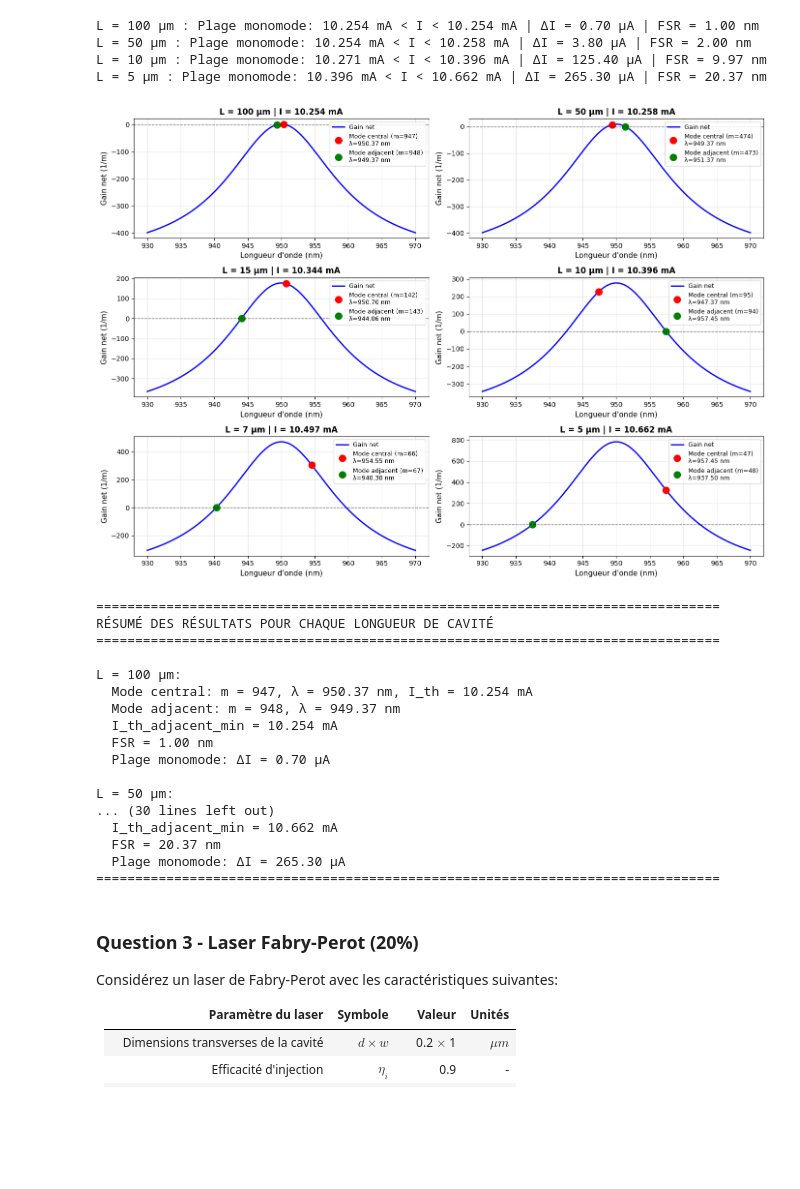
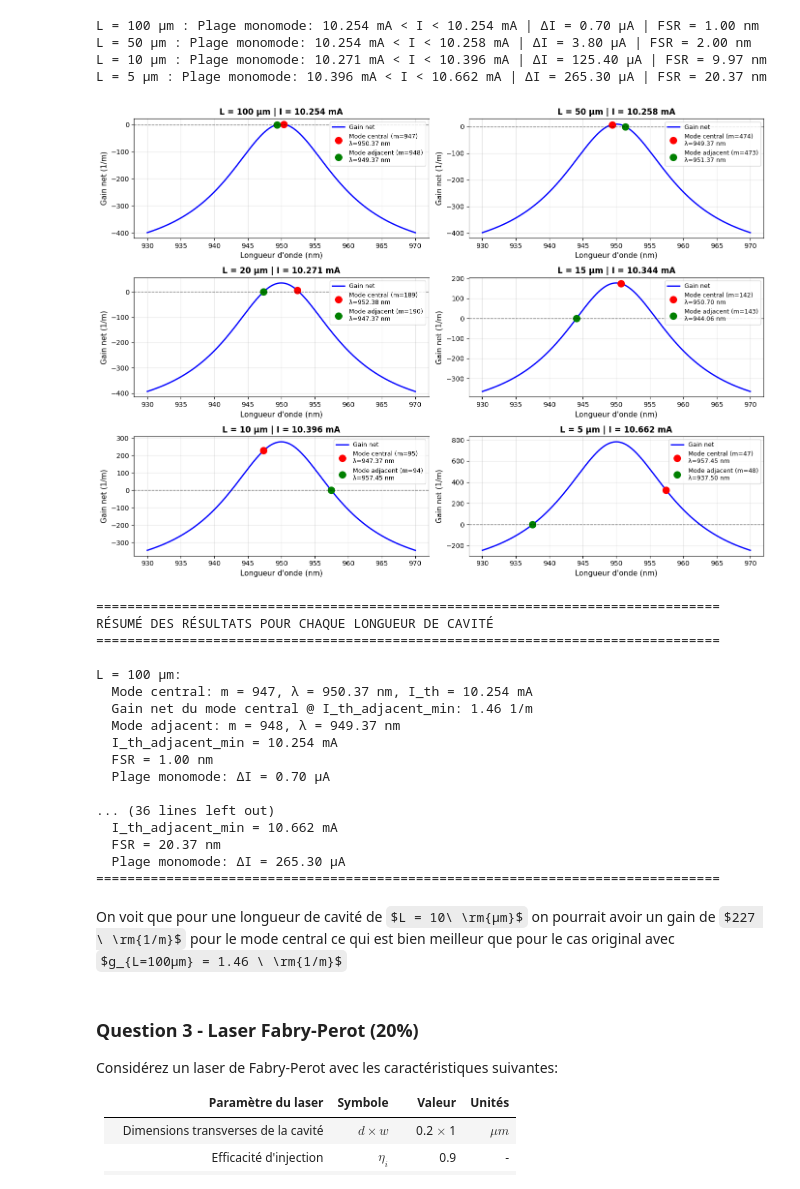
Before and after one commit to Belouse/GPH-University-Laval-Course, a Jupyter notebook: Ulaval Session 7 Automne 2025/Optoélectronique/Devoir 3/Devoir_3_opto_2025_ÉB.ipynb, the cells around one changed output. Saved outputs shown, nothing was run; the diff lists cells and outputs as text; code cells hidden in the pictures; some formulas as TeX source; blank space fills up the shorter version.

```diff
--- a/Ulaval Session 7 Automne 2025/Optoélectronique/Devoir 3/Devoir_3_opto_2025_ÉB.ipynb
+++ b/Ulaval Session 7 Automne 2025/Optoélectronique/Devoir 3/Devoir_3_opto_2025_ÉB.ipynb
@@ -432,7 +433,7 @@ def calculate_m_central(λ_0, n_g, L):
     m_c = round((2 * n_g * L) / λ_0)
     return m_c
 # %%
-m = np.linspace(0, 1000, 1000, dtype=int)
+m = np.linspace(1, 1000, 1000, dtype=int)
 λ_res = (2 * n_g * L) / m
 nombre = 10
 
@@ -624,10 +625,10 @@ I_th_centraux = []
 for i, λ in enumerate(λ_centraux):
     I_th = find_threshold_current(λ, g_0, λ_0, Δλ, I_tr, Γ, α)
     I_th_centraux.append(I_th)
-    print(f"Mode m = {m[i]}, λ = {λ*1e9:.2f} nm : I_th = {I_th*1e3:.3f} mA")
+    print(f"Mode m = {m[i]}, λ = {λ*1e9:.2f} nm : I_th = {I_th*1e3:.5f} mA")
 
 # Visualisation du gain net en fonction du courant pour les 3 modes
-current_array = np.linspace(10.25e-3, 10.26e-3, 200)
+current_array = np.linspace(10.25e-3, 10.261e-3, 200)
 
 
 plt.figure(figsize=(10, 6))
@@ -638,11 +639,11 @@ for i, λ in enumerate(λ_centraux):
         gain_net = Γ * g - α
         gain_net_array.append(gain_net)
 
-    plt.plot(current_array*1e3, gain_net_array, label=f"m = {m[i]}, λ = {λ*1e9:.2f} nm")
+    line, = plt.plot(current_array*1e3, gain_net_array, label=f"m = {m[i]}, λ = {λ*1e9:.2f} nm")
 
-    # Marquer le courant seuil
+    # Marquer le courant seuil avec la même couleur que la courbe
     if I_th_centraux[i] is not None:
-        plt.plot(I_th_centraux[i]*1e3, 0, 'o', markersize=8)
+        plt.plot(I_th_centraux[i]*1e3, 0, 'o', markersize=8, color=line.get_color())
 
 plt.axhline(0, color='black', linestyle='--', linewidth=1)
 plt.xlabel("Courant I (mA)")
@@ -708,7 +709,7 @@ L = 5 µm : Plage monomode: 10.396 mA < I < 10.662 mA | ΔI = 265.30 μA | FSR =
 # %%
 #HERe
 # %%
-L_test = [100, 50,15, 10, 7, 5]  # en µm
+L_test = [100, 50,20,15, 10, 5]  # en µm
 L_test_meters = [L_val*1e-6 for L_val in L_test]  # Convertir en m
 
 # Plage de longueurs d'onde pour tracer le gain
@@ -795,51 +796,59 @@ for idx, L_cavity in enumerate(L_test_meters):
     λ_central = (2 * n_g * L_cavity) / m_central
     λ_adjacent_1 = (2 * n_g * L_cavity) / (m_central - 1)
     λ_adjacent_2 = (2 * n_g * L_cavity) / (m_central + 1)
 
     if abs(λ_adjacent_1 - λ_0) < abs(λ_adjacent_2 - λ_0):
         λ_adjacent_closest = λ_adjacent_1
         m_adjacent = m_central - 1
     else:
         λ_adjacent_closest = λ_adjacent_2
         m_adjacent = m_central + 1
 
     λ_centraux_temp = [λ_adjacent_1, λ_central, λ_adjacent_2]
     I_th_centraux_temp = []
     for λ in λ_centraux_temp:
         I_th = find_threshold_current(λ, g_0, λ_0, Δλ, I_tr, Γ, α)
         I_th_centraux_temp.append(I_th)
 
     I_th_central = I_th_centraux_temp[1]
     I_th_adjacent_min = min(I_th_centraux_temp[0], I_th_centraux_temp[2])
 
     FSR = calculate_FSR(λ_central, L_cavity, n_g)
 
+    # Calculer le gain net du mode central à I_th_adjacent_min
+    g_central_print = calculate_gain(λ_central, I_th_adjacent_min, g_0, λ_0, Δλ, I_tr)
+    gain_net_central_print = Γ * g_central_print - α
+
     print(f"\nL = {L_test[idx]} µm:")
     print(f"  Mode central: m = {m_central}, λ = {λ_central*1e9:.2f} nm, I_th = {I_th_central*1e3:.3f} mA")
+    print(f"  Gain net du mode central @ I_th_adjacent_min: {gain_net_central_print:.2f} 1/m")
     print(f"  Mode adjacent: m = {m_adjacent}, λ = {λ_adjacent_closest*1e9:.2f} nm")
     print(f"  I_th_adjacent_min = {I_th_adjacent_min*1e3:.3f} mA")
     print(f"  FSR = {FSR*1e9:.2f} nm")
     print(f"  Plage monomode: ΔI = {np.abs(I_th_adjacent_min - I_th_central)*1e6:.2f} µA")
 print("="*80)
 # %% [output]
-[figure, old version]
+[figure, new version]
 ================================================================================
 RÉSUMÉ DES RÉSULTATS POUR CHAQUE LONGUEUR DE CAVITÉ
 ================================================================================
 
 L = 100 µm:
   Mode central: m = 947, λ = 950.37 nm, I_th = 10.254 mA
+  Gain net du mode central @ I_th_adjacent_min: 1.46 1/m
   Mode adjacent: m = 948, λ = 949.37 nm
   I_th_adjacent_min = 10.254 mA
   FSR = 1.00 nm
   Plage monomode: ΔI = 0.70 µA
 
-L = 50 µm:
-... (30 lines left out)
+... (36 lines left out)
   I_th_adjacent_min = 10.662 mA
   FSR = 20.37 nm
   Plage monomode: ΔI = 265.30 µA
 ================================================================================
+# %% [markdown]
+On voit que pour une longueur de cavité de $L = 10\ \rm{μm}$ on pourrait avoir un gain de $227 \ \rm{1/m}$ pour le mode central ce qui est bien meilleur que pour le cas original avec
+$g_{L=100μm} = 1.46 \ \rm{1/m}$
 # %%
 reset_globals_variables()
 # %% [markdown]
```
Also changed, not shown: parts of 12 cells of this notebook.
